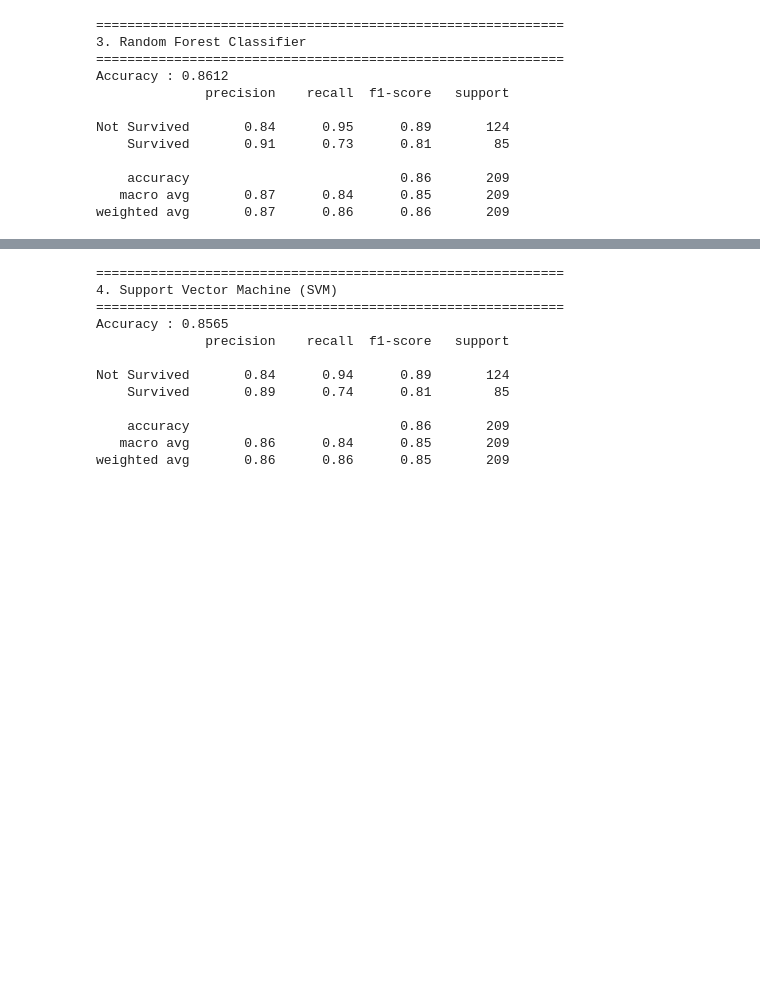
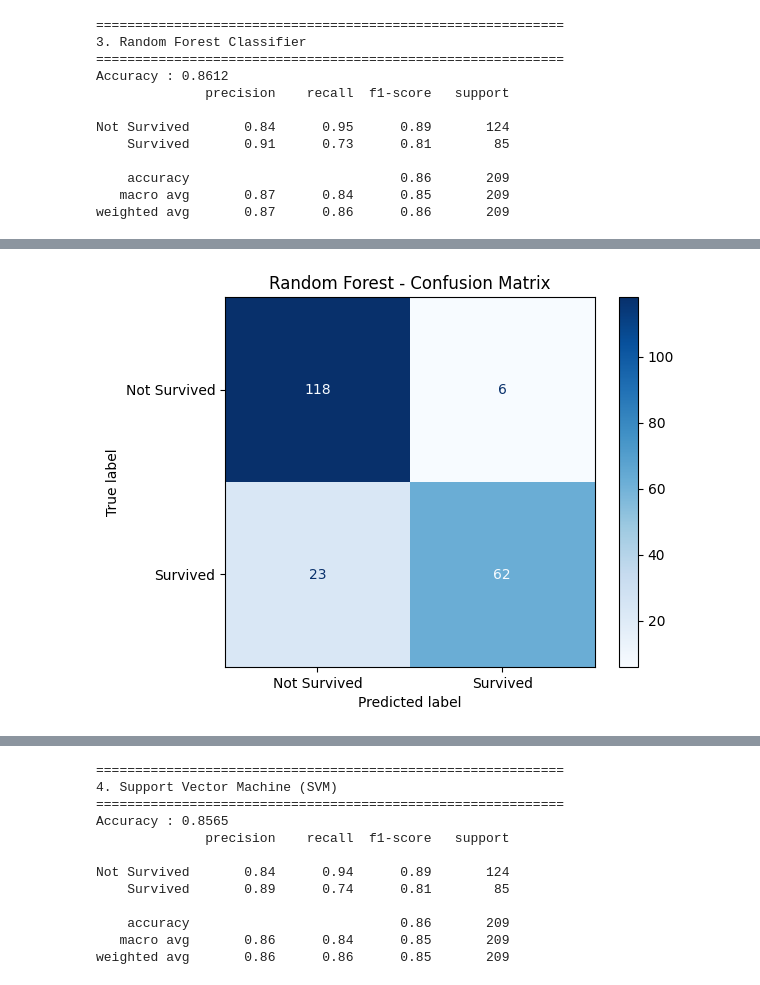
Before and after one commit to erickimkorea/ML_Training, a Jupyter notebook: d3_classification/03_01_Classification.ipynb, the cells around one changed output, grey strips where cells are left out. Cells and saved outputs as stored; diff of their text form; code cells hidden in the pictures; blank space fills up the shorter version.

```diff
--- a/d3_classification/03_01_Classification.ipynb
+++ b/d3_classification/03_01_Classification.ipynb
@@ -212,0 +252,8 @@ dtype: float64
+# %%
+cm = confusion_matrix(y_test, y_pred_rf)
+ConfusionMatrixDisplay(cm, display_labels=['Not Survived', 'Survived']).plot(cmap='Blues')
+plt.title("Random Forest - Confusion Matrix")
+plt.show()
+plt.close()
+# %% [output]
+[figure, added]
```
Also changed, not shown: parts of 8 cells of this notebook, 6 other files.
